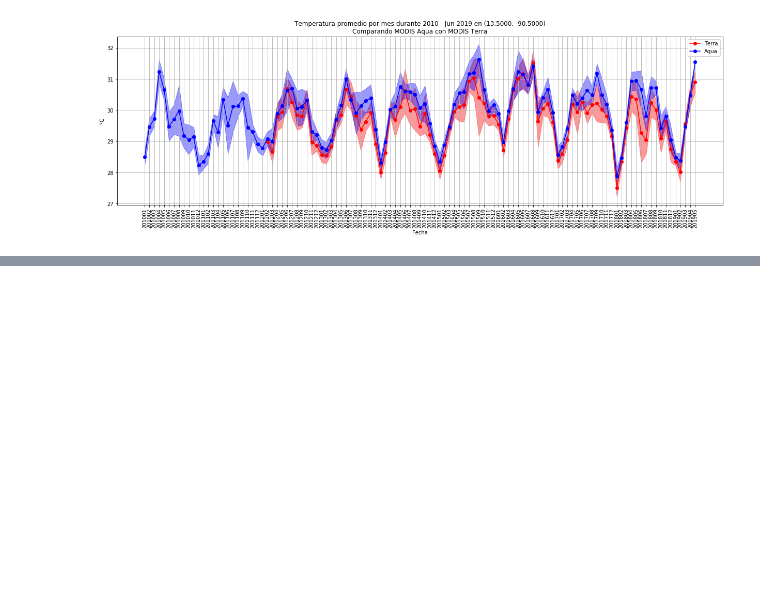
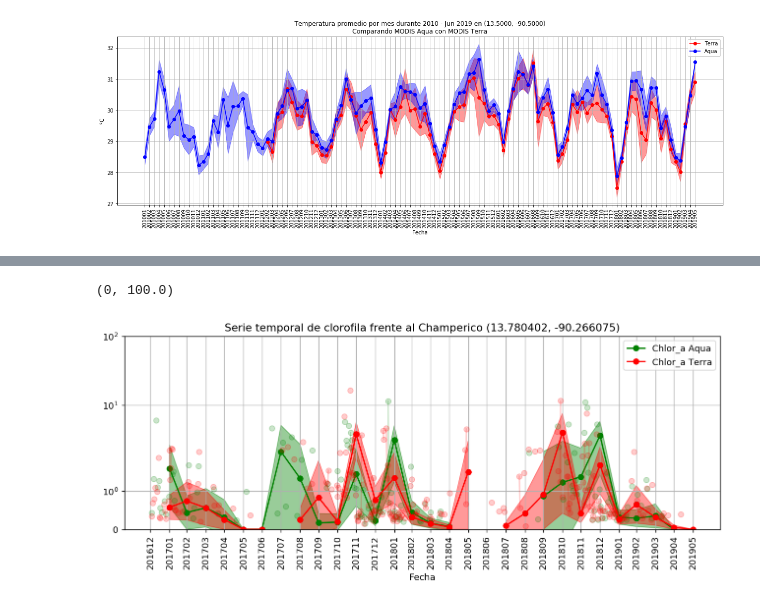
Before and after one commit to Guitlle/Marea-Roja-en-Guatemala, a Jupyter notebook: explorar-datos/Datos Historicos - explorar.ipynb, the cells around one changed output, grey strips where cells are left out. Saved outputs shown, nothing was run; the diff lists cells and outputs as text; code cells hidden in the pictures; blank space fills up the shorter version.

```diff
--- a/explorar-datos/Datos Historicos - explorar.ipynb
+++ b/explorar-datos/Datos Historicos - explorar.ipynb
@@ -247,0 +352,17 @@ Text(0.5, 0, 'Fecha')
+# %%
+lon, lat = (-91.937714, 14.269540)
+# %%
+plt.rcParams["figure.figsize"] = (12,4)
+plt.rcParams["figure.dpi"] = 130
+
+plotTimeseries(lat,lon, "green", "Chlor_a Aqua", monthlymeans=mmAchl, stderr=mstdAchl, xa = xa_Achl)
+
+plotTimeseries(lat,lon, "red", "Chlor_a Terra", monthlymeans=mmTchl, stderr=mstdTchl, xa = xa_Tchl)
+plt.legend(loc="best")
+plt.grid("on")
+plt.title("Serie temporal de clorofila frente al Champerico ({}, {})".format(lat,lon))
+plt.yscale("symlog")
+plt.ylim([0,1e2])
+# %% [output]
+(0, 100.0)
+[figure, added]
```
Also changed, not shown: parts of 11 cells of this notebook, 1 other file.
